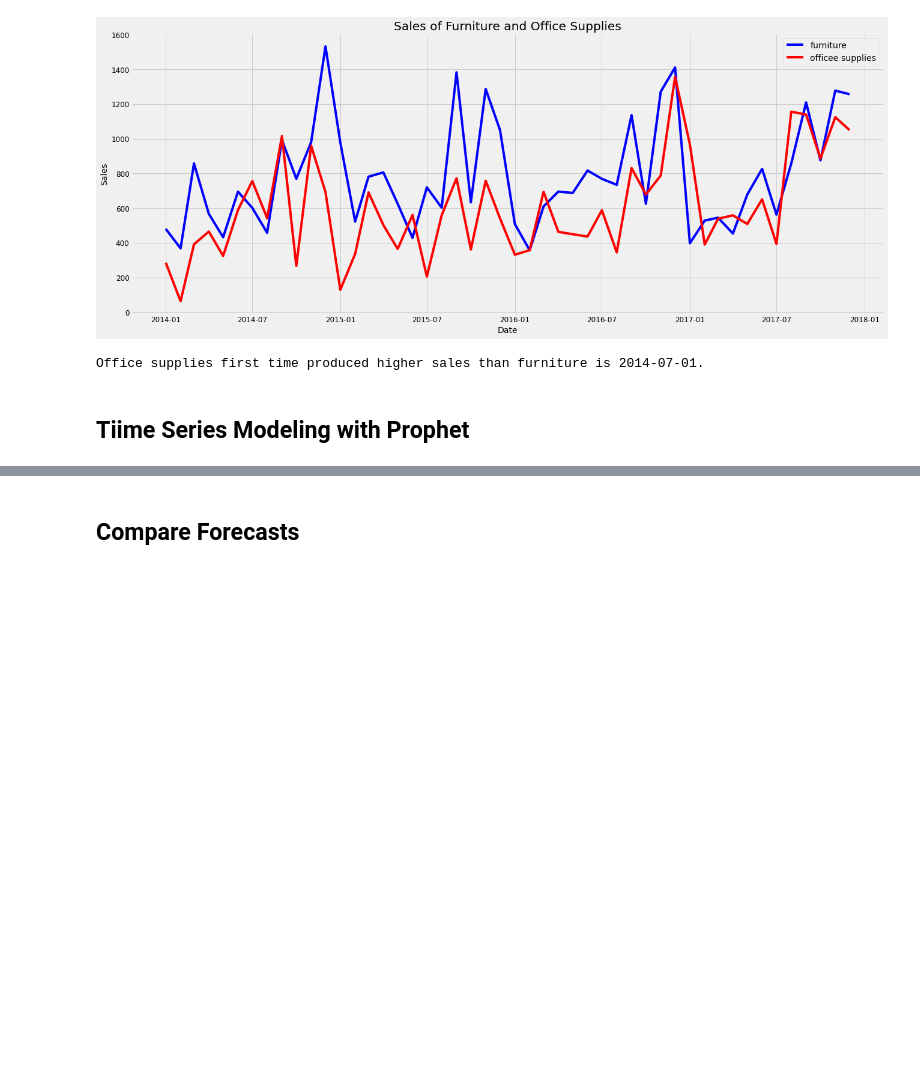
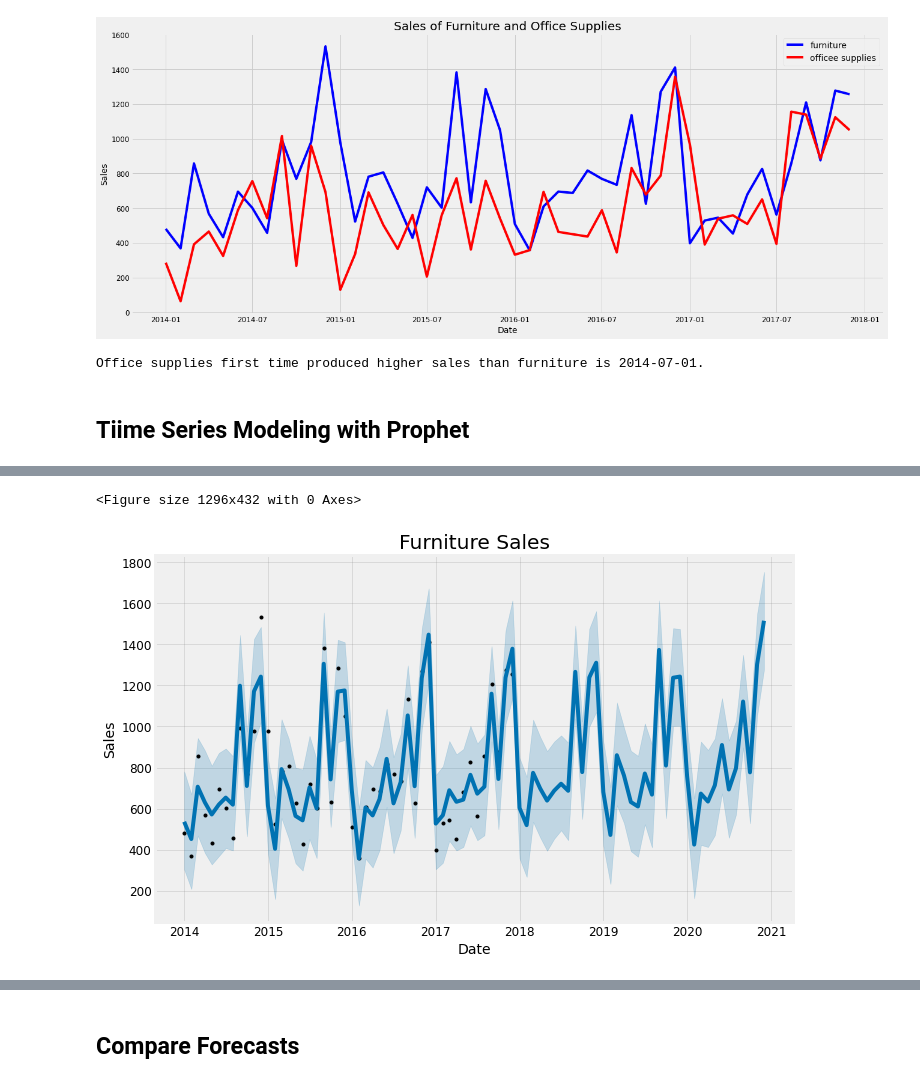
Before and after one commit to Shun024/Time-Series-Analysis-and-Forecasting, a Jupyter notebook: main_jupyter.ipynb, the cells around one changed output, grey strips where cells are left out. Saved outputs shown, nothing was run; the diff lists cells and outputs as text; code cells hidden in the pictures; blank space fills up the shorter version.

```diff
--- a/main_jupyter.ipynb
+++ b/main_jupyter.ipynb
@@ -254,7 +304,7 @@ Office supplies first time produced higher sales than furniture is 2014-07-01.
 # %% [markdown]
 ## Tiime Series Modeling with Prophet
 # %%
-from fbprophet import Prophet
+from prophet import Prophet
 
 furniture = furniture.rename(columns={'Order Date': 'ds', 'Sales': 'y'})
 furniture_model = Prophet(interval_width=0.95)
@@ -264,13 +314,13 @@ office = office.rename(columns={'Order Date': 'ds', 'Sales': 'y'})
 office_model = Prophet(interval_width=0.95)
 office_model.fit(office)
 
-furniture_forecast = furniture_model.make_future_dataframe(pereiods=36, freq='MS')
+furniture_forecast = furniture_model.make_future_dataframe(periods=36, freq='MS')
 furniture_forecast = furniture_model.predict(furniture_forecast)
 
 office_forecast = office_model.make_future_dataframe(periods=36, freq='MS')
 office_forecast = office_model.predict(office_forecast)
 
 plt.figure(figsize=(18,6))
-furniture_modeel.plot(furniture_forecast, xlabel = 'Date', ylabeel = 'Sales')
+furniture_model.plot(furniture_forecast, xlabel = 'Date', ylabel = 'Sales')
 plt.title('Furniture Sales');
 # %% [output]
@@ -278,3 +331,5 @@ ModuleNotFoundError: No module named 'fbprophet'
+<Figure size 1296x432 with 0 Axes>
+[figure, added]
 # %%
 plt.figure(figsize=(18,6))
 office_model.plot(office_forecast, xlabel = 'Date', ylabel = 'Sales')
```
Also changed, not shown: parts of 22 cells of this notebook.
